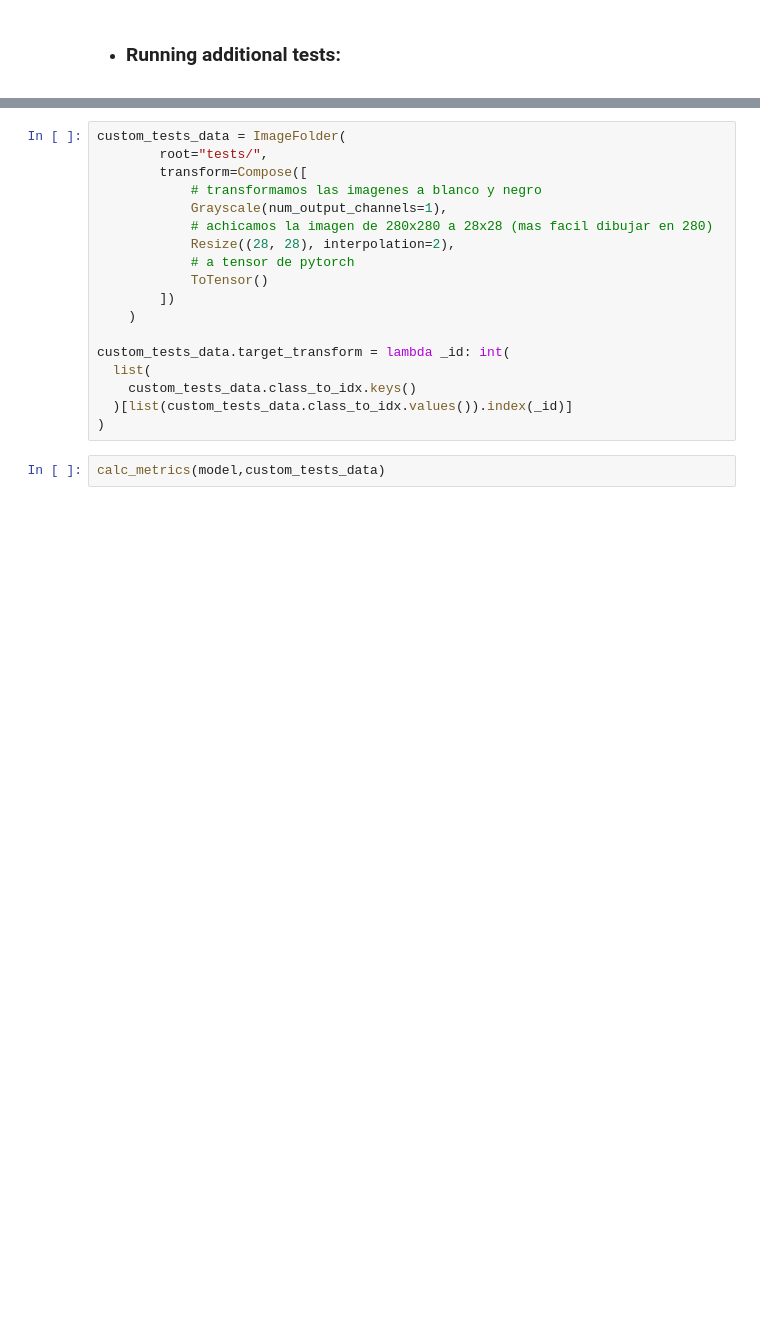
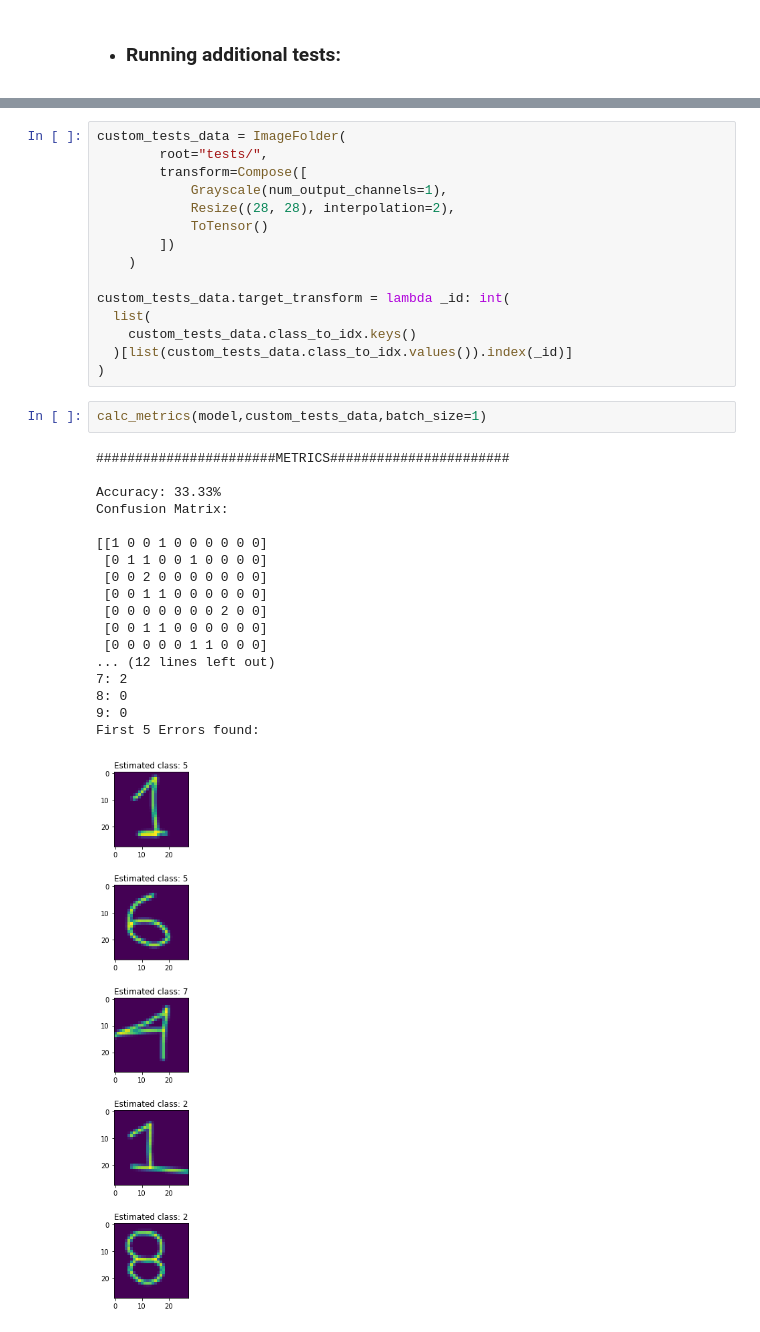
Before and after one commit to humbertordrgs/DL_T_1, a Jupyter notebook: src/answers.ipynb, the cells around one changed output, grey strips where cells are left out. Drawn from its saved outputs; the diff is of its cells as text; blank space fills up the shorter version.

Commit message:
First finished flow

```diff
--- a/src/answers.ipynb
+++ b/src/answers.ipynb
@@ -404,11 +417,8 @@ Correct Test!
 custom_tests_data = ImageFolder(
         root="tests/",
         transform=Compose([
-            # transformamos las imagenes a blanco y negro
             Grayscale(num_output_channels=1),
-            # achicamos la imagen de 280x280 a 28x28 (mas facil dibujar en 280)
             Resize((28, 28), interpolation=2),
-            # a tensor de pytorch
             ToTensor()
         ])
     )
@@ -419,4 +429,23 @@ custom_tests_data.target_transform = lambda _id: int(
   )[list(custom_tests_data.class_to_idx.values()).index(_id)]
 )
 # %%
-calc_metrics(model,custom_tests_data)
+calc_metrics(model,custom_tests_data,batch_size=1)
+# %% [output]
+#######################METRICS#######################
+
+Accuracy: 33.33%
+Confusion Matrix:
+
+[[1 0 0 1 0 0 0 0 0 0]
+ [0 1 1 0 0 1 0 0 0 0]
+ [0 0 2 0 0 0 0 0 0 0]
+ [0 0 1 1 0 0 0 0 0 0]
+ [0 0 0 0 0 0 0 2 0 0]
+ [0 0 1 1 0 0 0 0 0 0]
+ [0 0 0 0 0 1 1 0 0 0]
+... (12 lines left out)
+7: 2
+8: 0
+9: 0
+First 5 Errors found:
+[figure, added]
```
Also changed, not shown: parts of 13 cells of this notebook, 2 other files.
